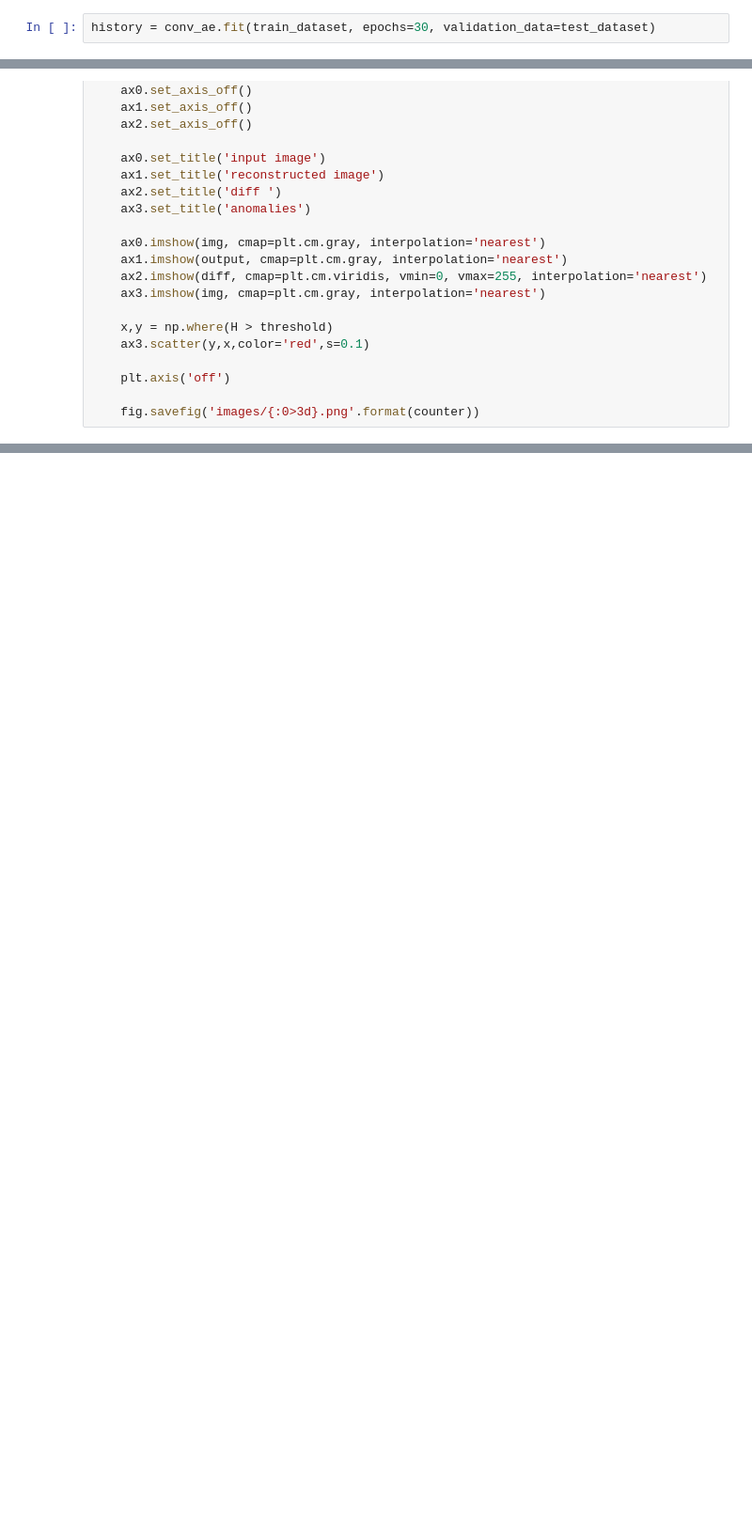
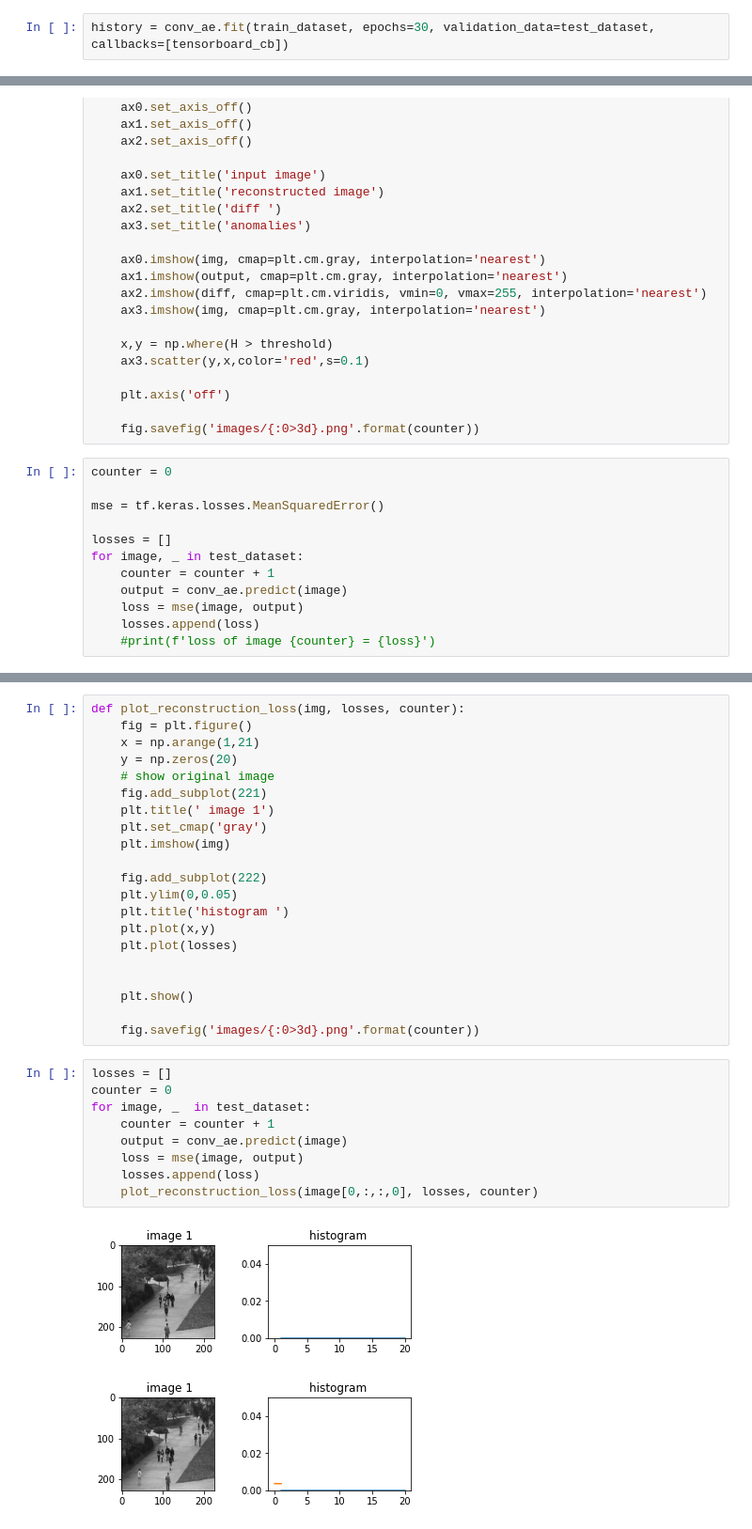
Before and after one commit to khengkok/mindef-ai, a Jupyter notebook: autoencoder2.ipynb, the cells around one changed output, grey strips where cells are left out. Shown at 94% size. Cells and saved outputs as stored; diff of their text form; blank space fills up the shorter version.

```diff
--- a/autoencoder2.ipynb
+++ b/autoencoder2.ipynb
@@ -223,6 +234,6 @@ Trainable params: 7,095,690
 Non-trainable params: 5,888
 _________________________________________________________________
 # %%
-history = conv_ae.fit(train_dataset, epochs=30, validation_data=test_dataset)
+history = conv_ae.fit(train_dataset, epochs=30, validation_data=test_dataset, callbacks=[tensorboard_cb])
 # %% [output]
 Epoch 1/30
@@ -299,3 +322,15 @@ def plot(img, output, diff, H, threshold, counter):
     plt.axis('off')
 
     fig.savefig('images/{:0>3d}.png'.format(counter))
+# %%
+counter = 0
+
+mse = tf.keras.losses.MeanSquaredError()
+
+losses = []
+for image, _ in test_dataset:
+    counter = counter + 1
+    output = conv_ae.predict(image)
+    loss = mse(image, output)
+    losses.append(loss)
+    #print(f'loss of image {counter} = {loss}')
@@ -301,0 +358,33 @@ def plot(img, output, diff, H, threshold, counter):
+# %%
+def plot_reconstruction_loss(img, losses, counter):
+    fig = plt.figure()
+    x = np.arange(1,21)
+    y = np.zeros(20)
+    # show original image
+    fig.add_subplot(221)
+    plt.title(' image 1')
+    plt.set_cmap('gray')
+    plt.imshow(img)
+
+    fig.add_subplot(222)
+    plt.ylim(0,0.05)
+    plt.title('histogram ')
+    plt.plot(x,y)
+    plt.plot(losses)
+
+
+    plt.show()
+
+    fig.savefig('images/{:0>3d}.png'.format(counter))
+# %%
+losses = []
+counter = 0
+for image, _  in test_dataset:
+    counter = counter + 1
+    output = conv_ae.predict(image)
+    loss = mse(image, output)
+    losses.append(loss)
+    plot_reconstruction_loss(image[0,:,:,0], losses, counter)
+# %% [output]
+[figure, added]
+[figure, added]
```
Also changed, not shown: parts of 13 cells of this notebook, 1 other file.
